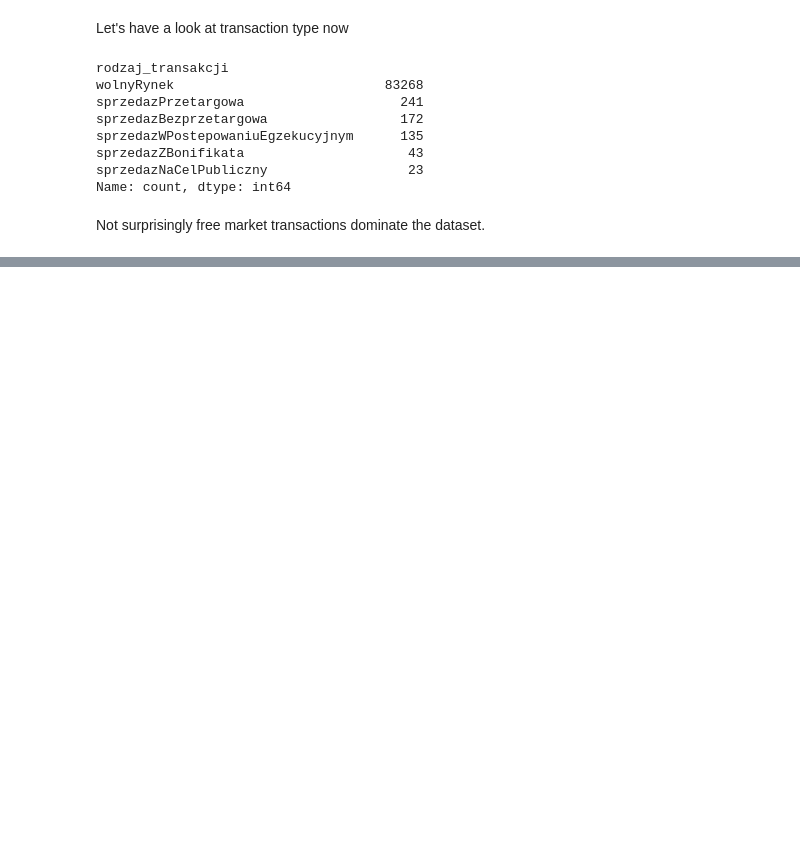
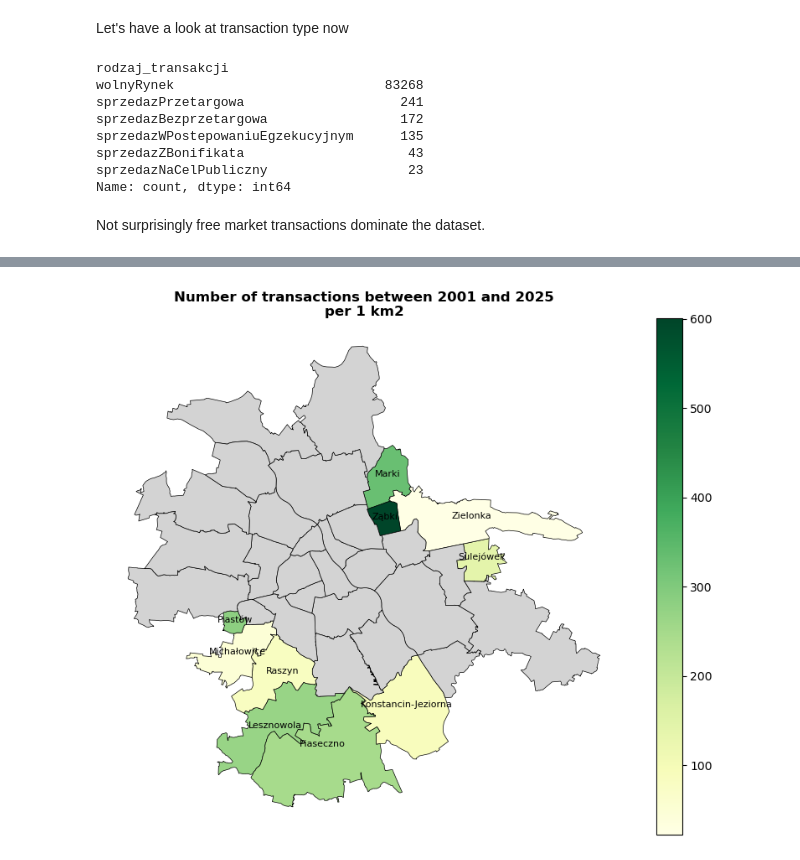
Before and after one commit to aleksandraradecka1/plots_poland, a Jupyter notebook: querying_transactions.ipynb, the cells around one changed output, grey strips where cells are left out. Cells and saved outputs as stored; diff of their text form; code cells hidden in the pictures; blank space fills up the shorter version.

```diff
--- a/querying_transactions.ipynb
+++ b/querying_transactions.ipynb
@@ -703,0 +778,36 @@ Not surprisingly free market transactions dominate the dataset.
+# %%
+adja_gdf['trans_mun_count_norm'] = adja_gdf.apply(lambda row: row['trans_mun_count'] / row['area_km2'] if not pd.isna(row['trans_mun_count']) else np.nan, axis=1)
+# %%
+fig, ax = plt.subplots(figsize=(10, 8))
+
+adja_gdf.plot(
+    column='trans_mun_count_norm',
+    cmap='YlGn',
+    linewidth=0.5,
+    edgecolor='black',
+    legend=True,
+    missing_kwds={
+        "color": "lightgray",
+        "label": "No data"
+    },
+    ax=ax
+)
+
+adja_gdf["label_point"] = adja_gdf.geometry.representative_point()
+
+for idx, row in adja_gdf.iterrows():
+    if not pd.isna(row['trans_mun_count']):
+        ax.text(
+            row["label_point"].x,
+            row["label_point"].y,
+            row["nazwa_gminy"],
+            ha="center",
+            fontsize=8
+        )
+
+ax.set_title("Number of transactions between 2001 and 2025\nper 1 km2", fontweight="bold")
+ax.axis("off")
+
+plt.show();
+# %% [output]
+[figure, added]
```
Also changed, not shown: parts of 19 cells of this notebook.
